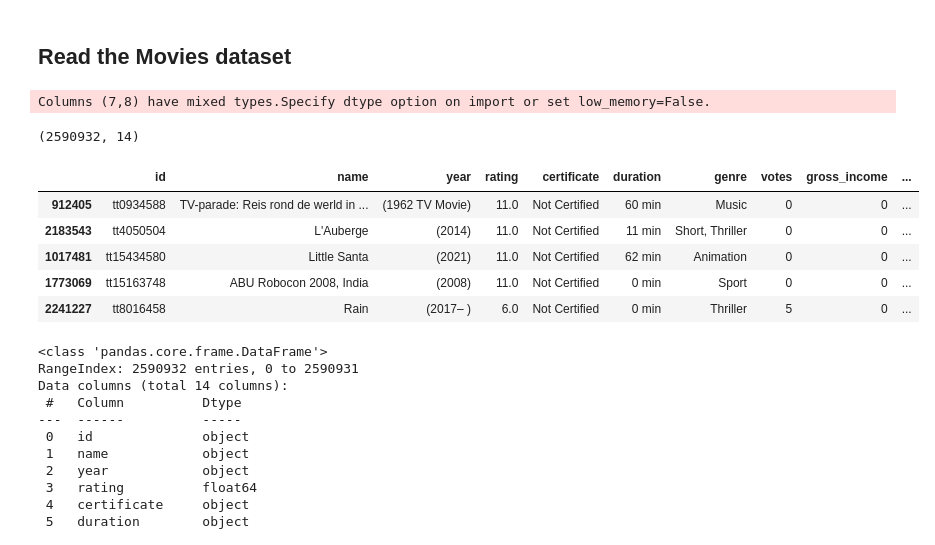
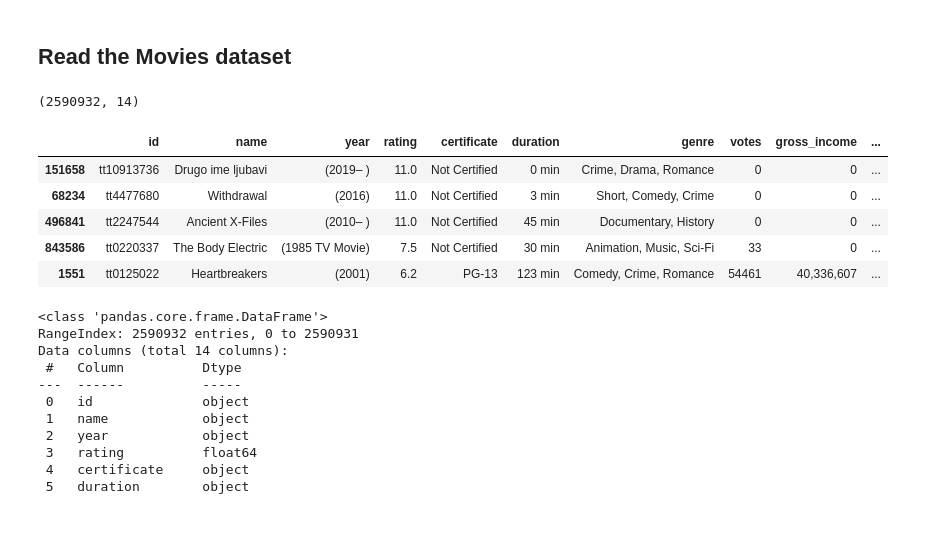
Before and after one commit to PawanKrGunjan/Interview, a Jupyter notebook: IMDB Movies Data Analysis/imdb-dataset-analysis.ipynb, the cells around one changed output. Cells and saved outputs as stored; diff of their text form; code cells hidden in the pictures.

Commit message:
Kaggle Notebook | IMDB Dataset Analysis | Version 6

```diff
--- a/IMDB Movies Data Analysis/imdb-dataset-analysis.ipynb
+++ b/IMDB Movies Data Analysis/imdb-dataset-analysis.ipynb
@@ -15,18 +17,17 @@ import matplotlib.pyplot as plt
 # %% [markdown]
 ## Read the Movies dataset
 # %%
-imdb = pd.read_csv('/kaggle/input/imdb-movies-dataset/movies.csv')
+imdb = pd.read_csv('/kaggle/input/imdb-movies-dataset/movies.csv', low_memory=False)
 print(imdb.shape)
 imdb.sample(5)
 # %% [output]
-Columns (7,8) have mixed types.Specify dtype option on import or set low_memory=False.
+(2590932, 14)
-(2590932, 14)
 |  | id | name | year | rating | certificate | duration | genre | votes | gross_income | ... |
-| 912405 | tt0934588 | TV-parade: Reis rond de werld in ... | (1962 TV Movie) | 11.0 | Not Certified | 60 min | Music | 0 | 0 | ... |
-| 2183543 | tt4050504 | L'Auberge | (2014) | 11.0 | Not Certified | 11 min | Short, Thriller | 0 | 0 | ... |
-| 1017481 | tt15434580 | Little Santa | (2021) | 11.0 | Not Certified | 62 min | Animation | 0 | 0 | ... |
-| 1773069 | tt15163748 | ABU Robocon 2008, India | (2008) | 11.0 | Not Certified | 0 min | Sport | 0 | 0 | ... |
-| 2241227 | tt8016458 | Rain | (2017– ) | 6.0 | Not Certified | 0 min | Thriller | 5 | 0 | ... |
+| 151658 | tt10913736 | Drugo ime ljubavi | (2019– ) | 11.0 | Not Certified | 0 min | Crime, Drama, Romance | 0 | 0 | ... |
+| 68234 | tt4477680 | Withdrawal | (2016) | 11.0 | Not Certified | 3 min | Short, Comedy, Crime | 0 | 0 | ... |
+| 496841 | tt2247544 | Ancient X-Files | (2010– ) | 11.0 | Not Certified | 45 min | Documentary, History | 0 | 0 | ... |
+| 843586 | tt0220337 | The Body Electric | (1985 TV Movie) | 7.5 | Not Certified | 30 min | Animation, Music, Sci-Fi | 33 | 0 | ... |
+| 1551 | tt0125022 | Heartbreakers | (2001) | 6.2 | PG-13 | 123 min | Comedy, Crime, Romance | 54461 | 40,336,607 | ... |
 # %%
 imdb.info()
 # %% [output]
```
Also changed, not shown: parts of 9 cells of this notebook.
